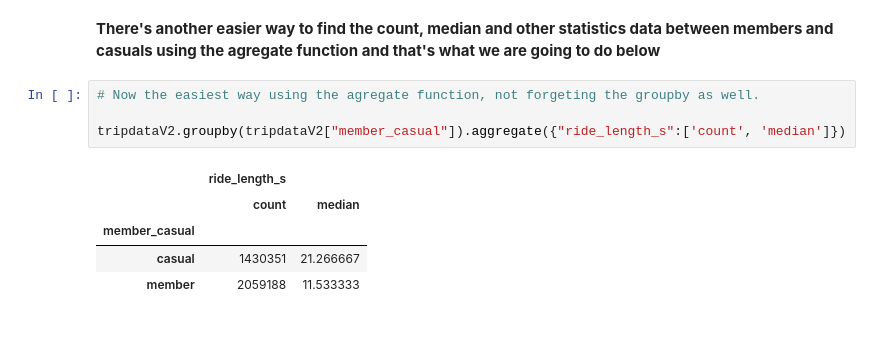
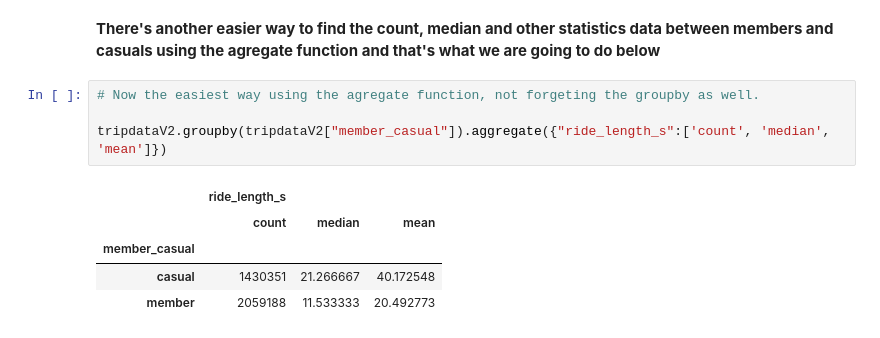
Before and after one commit to Ladislau2020/2021, a Jupyter notebook: fork-of-capstone-project-from-google.ipynb, the cells around one changed output. Saved outputs shown, nothing was run; the diff lists cells and outputs as text.

```diff
--- a/fork-of-capstone-project-from-google.ipynb
+++ b/fork-of-capstone-project-from-google.ipynb
@@ -768,10 +768,10 @@ compare_ride_length.groupby("member_casual").count() / len(compare_ride_length)
 # %%
 # Now the easiest way using the agregate function, not forgeting the groupby as well.
 
-tripdataV2.groupby(tripdataV2["member_casual"]).aggregate({"ride_length_s":['count', 'median']})
+tripdataV2.groupby(tripdataV2["member_casual"]).aggregate({"ride_length_s":['count', 'median', 'mean']})
 # %% [output]
-|  | ride_length_s |  |
-|  | count | median |
-| member_casual |  |  |
-| casual | 1430351 | 21.266667 |
-| member | 2059188 | 11.533333 |
+|  | ride_length_s |  |  |
+|  | count | median | mean |
+| member_casual |  |  |  |
+| casual | 1430351 | 21.266667 | 40.172548 |
+| member | 2059188 | 11.533333 | 20.492773 |
```
Also changed, not shown: parts of 5 cells of this notebook.
